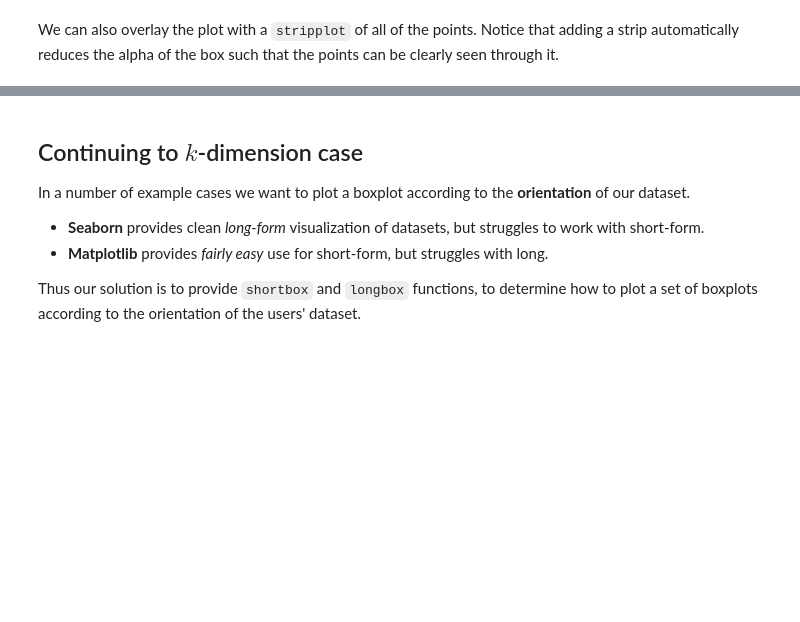
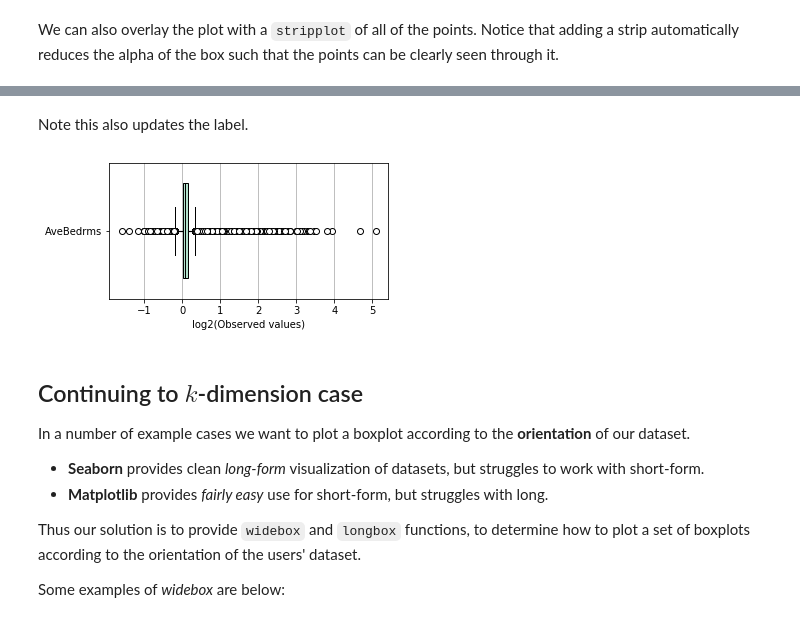
Before and after one commit to gregparkes/turbopanda, a Jupyter notebook: examples/boxplots.ipynb, the cells around one changed output, grey strips where cells are left out. Drawn from its saved outputs; the diff is of its cells as text; code cells hidden in the pictures; blank space fills up the shorter version.

Commit message:
Added `widebox`

```diff
--- a/examples/boxplots.ipynb
+++ b/examples/boxplots.ipynb
@@ -137,3 +156,9 @@ plt.show()
+# %% [markdown]
+Note this also updates the label.
+# %%
+ax = turb.plot.box1d(df_cal['AveBedrms'], vertical=False, axis_scale="log2")
+# %% [output]
+[figure, added]
 # %% [markdown]
 ## Continuing to $k$-dimension case
 
@@ -142,5 +167,7 @@ In a number of example cases we want to plot a boxplot according to the **orient
 - **Seaborn** provides clean *long-form* visualization of datasets, but struggles to work with short-form.
 - **Matplotlib** provides *fairly easy* use for short-form, but struggles with long.
 
-Thus our solution is to provide `shortbox` and `longbox` functions, to determine how to plot a set of boxplots according
+Thus our solution is to provide `widebox` and `longbox` functions, to determine how to plot a set of boxplots according
 to the orientation of the users' dataset.
+
+Some examples of *widebox* are below:
```
Also changed, not shown: parts of 21 cells of this notebook, 8 other files.
